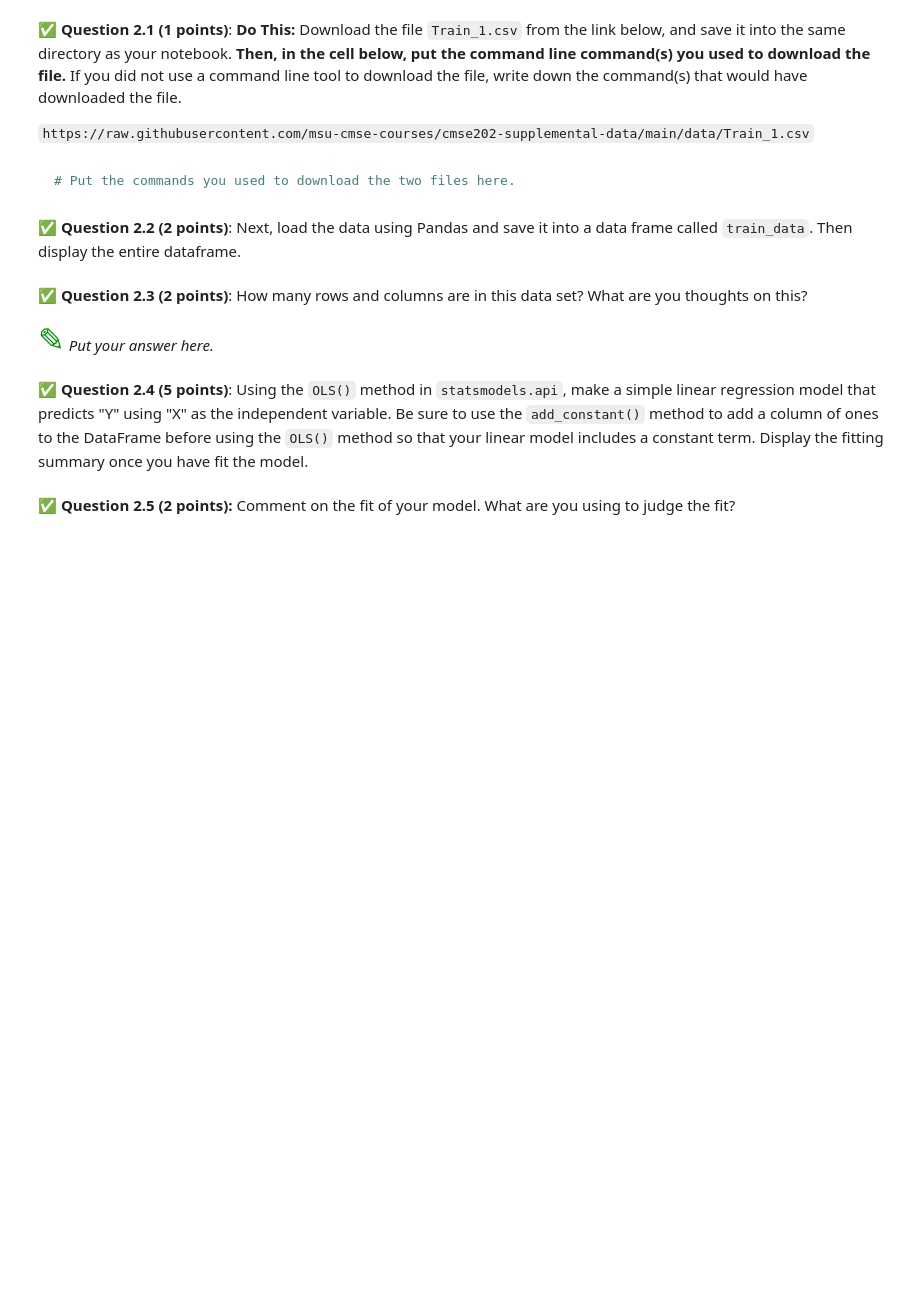
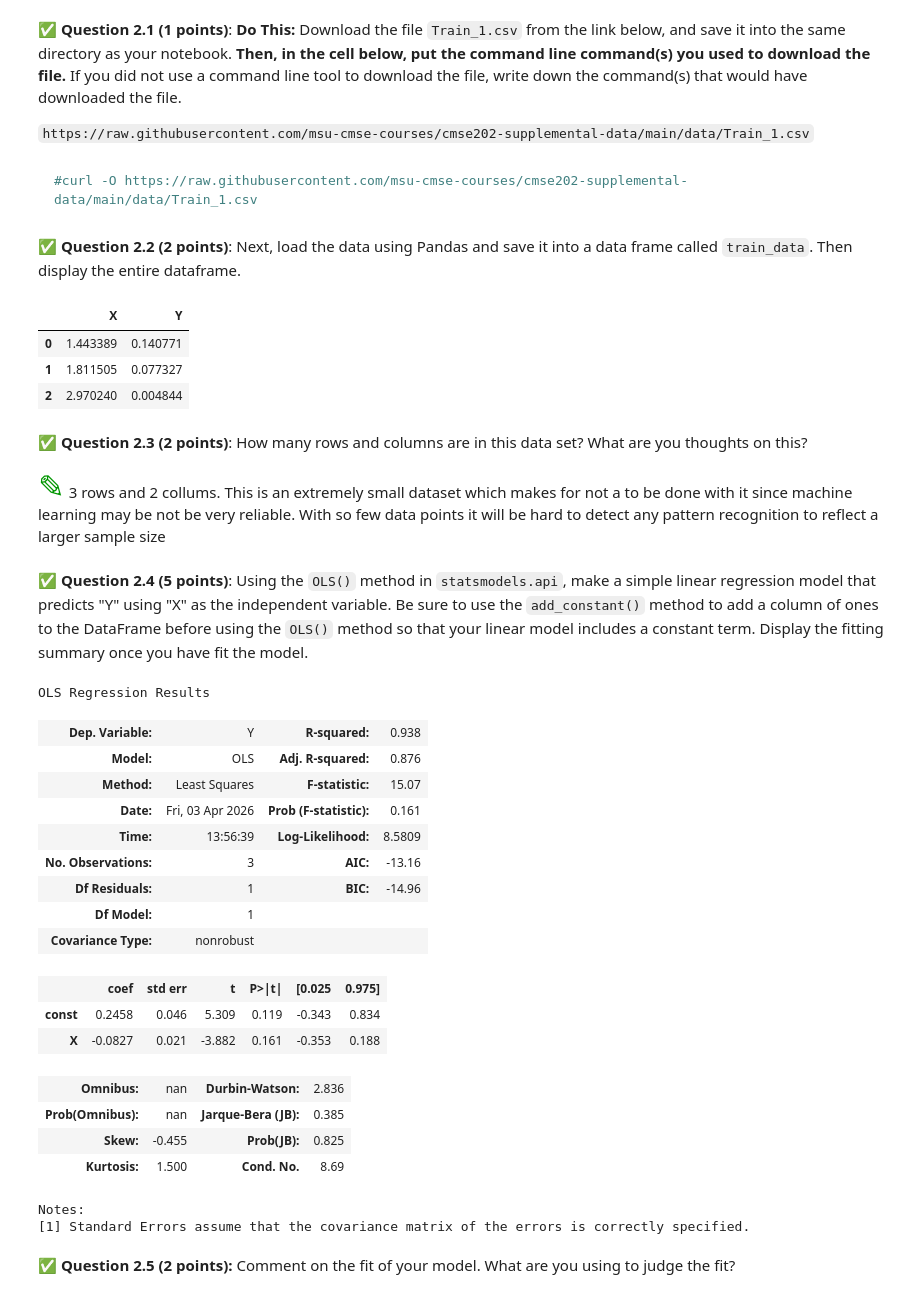
Before and after one commit to TonyH1287/cmse202-s26-turnin, a Jupyter notebook: HW-03/HW-03_Regression-S26-STUDENT.ipynb, the cells around one changed output. Drawn from its saved outputs; the diff is of its cells as text; code cells hidden in the pictures; blank space fills up the shorter version.

````diff
--- a/HW-03/HW-03_Regression-S26-STUDENT.ipynb
+++ b/HW-03/HW-03_Regression-S26-STUDENT.ipynb
@@ -103,9 +107,9 @@ In this part, we'll perform some one-variable linear regression analysis on the
 &#9989;  **Question 2.1 (1 points)**: **Do This:** Download the file `Train_1.csv` from the link below, and save it into the same directory as your notebook. **Then, in the cell below, put the command line command(s) you used to download the file.** If you did not use a command line tool to download the file, write down the command(s) that would have downloaded the file.
 
 `https://raw.githubusercontent.com/msu-cmse-courses/cmse202-supplemental-data/main/data/Train_1.csv`
-# %% [markdown]
-``` bash
-# Put the commands you used to download the two files here.
-```
+# %% [markdown]
+``` bash
+#curl -O https://raw.githubusercontent.com/msu-cmse-courses/cmse202-supplemental-data/main/data/Train_1.csv
+```
 # %% [markdown]
 &#9989;  **Question 2.2 (2 points)**: Next, load the data using Pandas and save it into a data frame called `train_data`. Then display the entire dataframe.
@@ -114,6 +116,16 @@ In this part, we'll perform some one-variable linear regression analysis on the
+# %%
+# Put your code here
+train_data = pd.read_csv("Train_1.csv")
+train_data
+#train_data.shape is how i found rows and collums or i could have just looked at the data
+# %% [output]
+|  | X | Y |
+| 0 | 1.443389 | 0.140771 |
+| 1 | 1.811505 | 0.077327 |
+| 2 | 2.970240 | 0.004844 |
 # %% [markdown]
 &#9989;  **Question 2.3 (2 points)**: How many rows and columns are in this data set? What are you thoughts on this?
-# %% [markdown]
-<font size=6 color="#009600">&#9998;</font> _Put your answer here._
+# %% [markdown]
+<font size=6 color="#009600">&#9998;</font> 3 rows and 2 collums. This is an extremely small dataset which makes for not a to be done with it since machine learning may be not be very reliable. With so few data points it will be hard to detect any pattern recognition to reflect a larger sample size
 # %% [markdown]
  &#9989; **Question 2.4 (5 points)**: Using the `OLS()` method in `statsmodels.api`, make a simple linear regression model that predicts "Y" using "X" as the independent variable. Be sure to use the `add_constant()` method to add a column of ones to the DataFrame before using the `OLS()` method so that your linear model includes a constant term. Display the fitting summary once you have fit the model.
@@ -122,2 +132,30 @@ In this part, we'll perform some one-variable linear regression analysis on the
+# %%
+# Put your code here
+X = train_data["X"]
+Y = train_data["Y"]
+X = sm.add_constant(X)
+model = sm.OLS(Y, X)
+results = model.fit()
+results.summary()
+# %% [output]
+OLS Regression Results
+| Dep. Variable: | Y | R-squared: | 0.938 |
+| Model: | OLS | Adj. R-squared: | 0.876 |
+| Method: | Least Squares | F-statistic: | 15.07 |
+| Date: | Fri, 03 Apr 2026 | Prob (F-statistic): | 0.161 |
+| Time: | 13:56:39 | Log-Likelihood: | 8.5809 |
+| No. Observations: | 3 | AIC: | -13.16 |
+| Df Residuals: | 1 | BIC: | -14.96 |
+| Df Model: | 1 |  |  |
+| Covariance Type: | nonrobust |  |  |
+|  | coef | std err | t | P>|t| | [0.025 | 0.975] |
+| const | 0.2458 | 0.046 | 5.309 | 0.119 | -0.343 | 0.834 |
+| X | -0.0827 | 0.021 | -3.882 | 0.161 | -0.353 | 0.188 |
+| Omnibus: | nan | Durbin-Watson: | 2.836 |
+| Prob(Omnibus): | nan | Jarque-Bera (JB): | 0.385 |
+| Skew: | -0.455 | Prob(JB): | 0.825 |
+| Kurtosis: | 1.500 | Cond. No. | 8.69 |
+Notes:
+[1] Standard Errors assume that the covariance matrix of the errors is correctly specified.
 # %% [markdown]
 &#9989; **Question 2.5 (2 points):** Comment on the fit of your model. What are you using to judge the fit?
````
Also changed, not shown: parts of 21 cells of this notebook, 1 other file.
